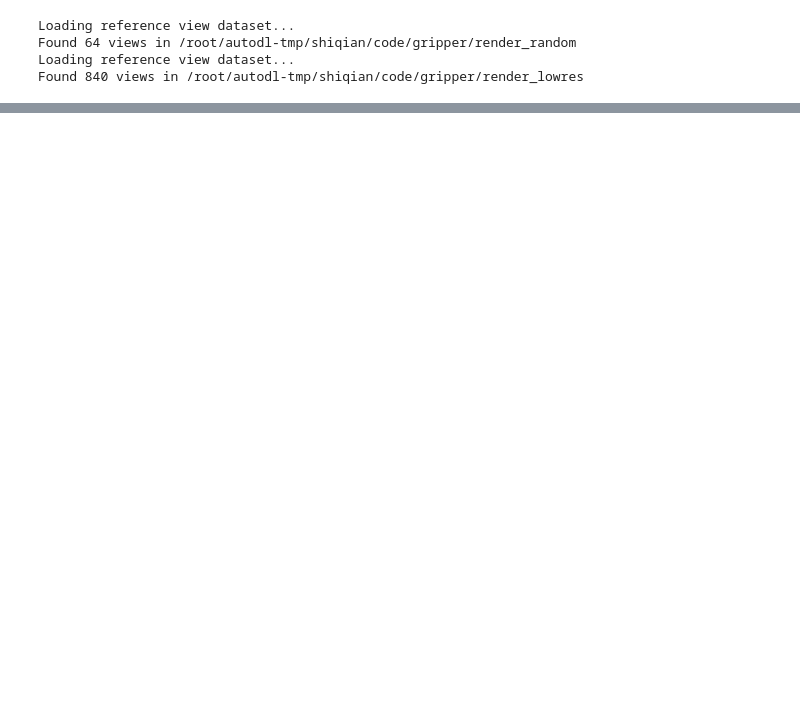
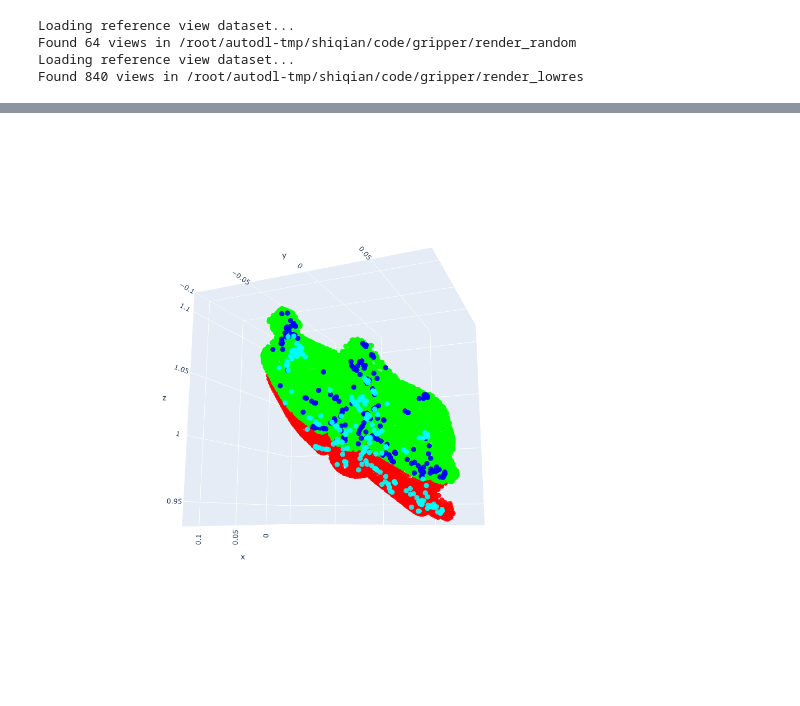
Before and after one commit to shelsql/gripper, a Jupyter notebook: optimize_reproject_error.ipynb, the cells around one changed output, grey strips where cells are left out. Cells and saved outputs as stored; diff of their text form; code cells hidden in the pictures; blank space fills up the shorter version.

```diff
--- a/optimize_reproject_error.ipynb
+++ b/optimize_reproject_error.ipynb
@@ -85,11 +89,14 @@ print(test_pointcloud_obj2cam.shape) # 预测位置
 # %%
 import plotly.graph_objects as go
 
-point_cloud = np.concatenate((test_pointcloud_cam,test_pointcloud_obj2cam),axis=0)
-point_color = np.zeros((1792+8192,3),dtype=float)
-point_color[:1792] = np.array([1,0,0])
-point_color[1792:1792+8192] = np.array([0,0,1])
-point_color[1792+8192:] = np.array([0,1,0])
+point_cloud = np.concatenate((test_pointcloud_cam,test_pointcloud_obj2cam,key_pointcloud,gt_key_pointcloud),axis=0)
+
+point_color = np.zeros((20000,3),dtype=float)
+point_color[:test_pointcloud_cam.shape[0]] = np.array([1,0,0])
+point_color[test_pointcloud_cam.shape[0]:test_pointcloud_cam.shape[0]+8192] = np.array([0,1,0])
+point_color[test_pointcloud_cam.shape[0]+8192:test_pointcloud_cam.shape[0]+8192+key_pointcloud.shape[0]] = np.array([0,0,1])
+point_color[test_pointcloud_cam.shape[0]+8192+key_pointcloud.shape[0]:] = np.array([0,1,1])
+
 fig = go.Figure(data=[go.Scatter3d(
     x=point_cloud[:, 0],
     y=point_cloud[:, 1],
@@ -109,3 +115,4 @@ fig.show()
+[figure, added]
 # %%
 # match_3d中，选的关键点的实际位置
 fig = plt.figure()
```
Also changed, not shown: parts of 6 cells of this notebook.
